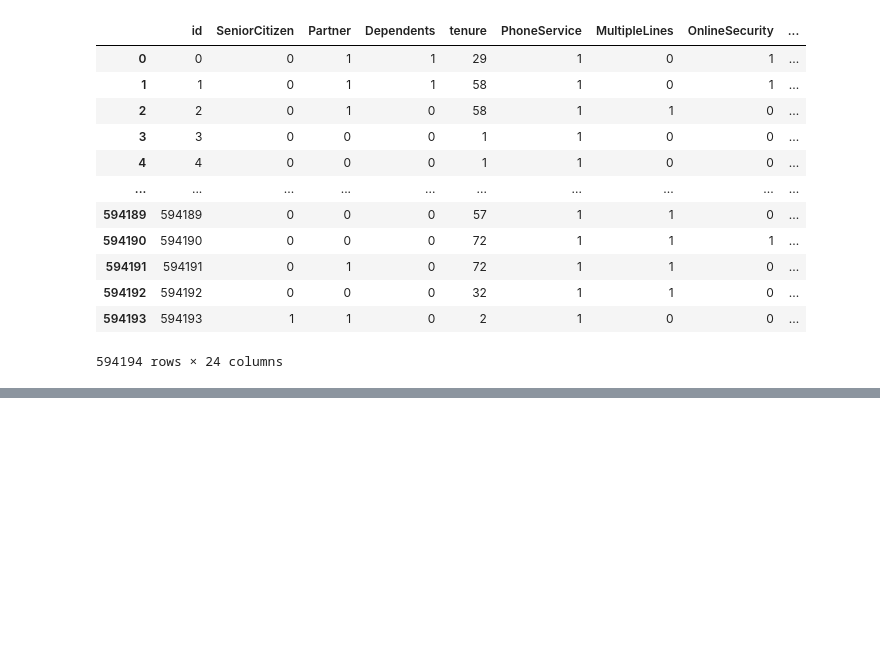
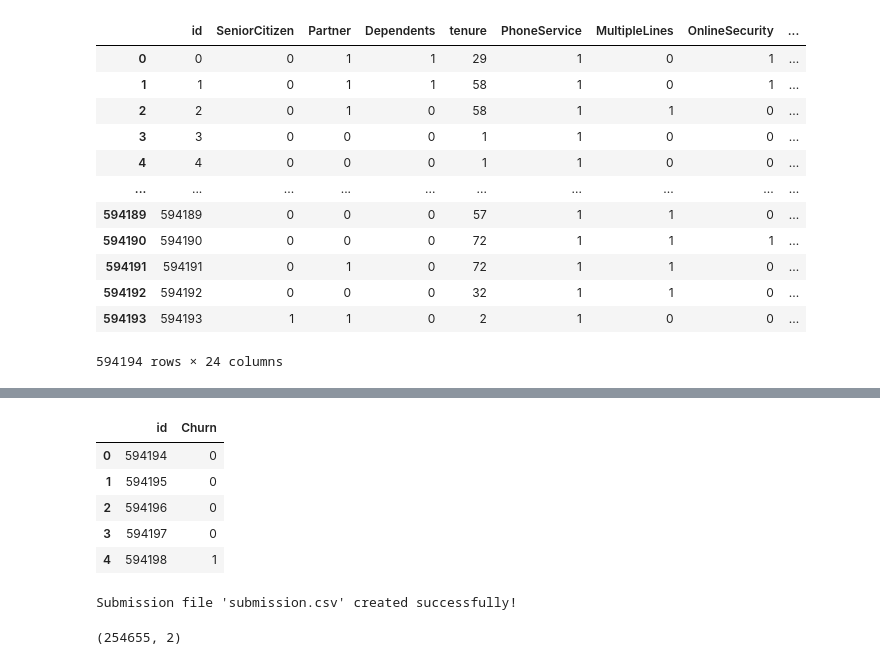
Before and after one commit to YugYadav25/kaggle-notebooks, a Jupyter notebook: Chrun Prediction playground-series-s6e3/ChurnPredic.ipynb, the cells around one changed output, grey strips where cells are left out. Saved outputs shown, nothing was run; the diff lists cells and outputs as text; code cells hidden in the pictures; blank space fills up the shorter version.

```diff
--- a/Chrun Prediction playground-series-s6e3/ChurnPredic.ipynb
+++ b/Chrun Prediction playground-series-s6e3/ChurnPredic.ipynb
@@ -619,0 +772,2 @@ Accuracy: 0.84
+# %%
+model_xgboost.fit(X,y)
@@ -619,0 +799,28 @@ Accuracy: 0.84
+# %%
+# Ensure the model is trained on the full balanced dataset for submission
+# This step was already performed in cell '1Ny0eE3Yqulr' with model_xgboost.fit(X,y)
+# We'll use this trained model to make predictions on the test_data_processed.
+
+# Make predictions on the preprocessed test data
+kaggle_predictions = model_xgboost.predict(test_data_processed)
+
+# Create the submission DataFrame
+submission_df = pd.DataFrame({'id': test_ids, 'Churn': kaggle_predictions})
+
+# Display the first few rows of the submission DataFrame
+display(submission_df.head())
+
+# Save the submission file to CSV
+submission_df.to_csv('submission.csv', index=False)
+
+print("Submission file 'submission.csv' created successfully!")
+submission_df.shape
+# %% [output]
+|  | id | Churn |
+| 0 | 594194 | 0 |
+| 1 | 594195 | 0 |
+| 2 | 594196 | 0 |
+| 3 | 594197 | 0 |
+| 4 | 594198 | 1 |
+Submission file 'submission.csv' created successfully!
+(254655, 2)
```
Also changed, not shown: parts of 26 cells of this notebook.
